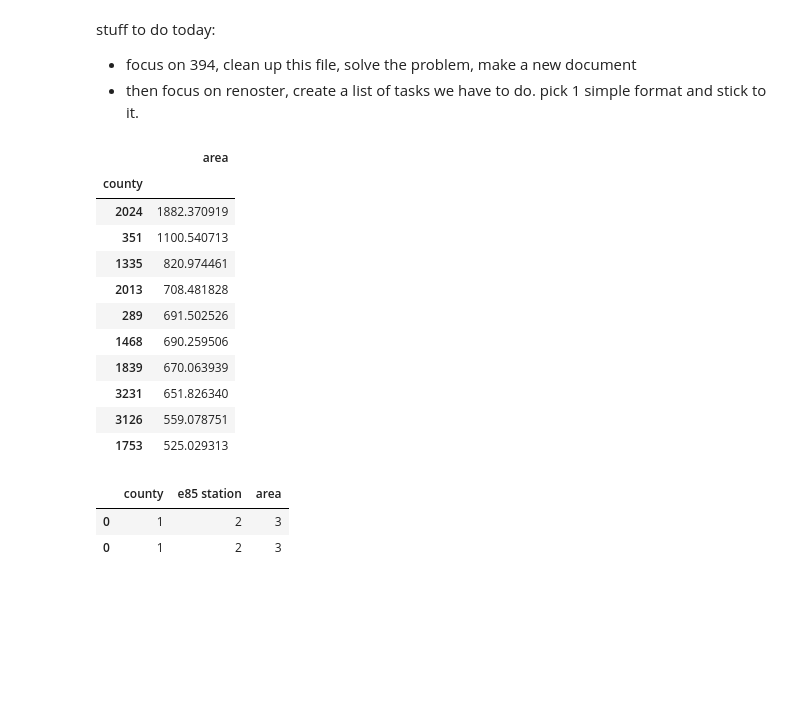
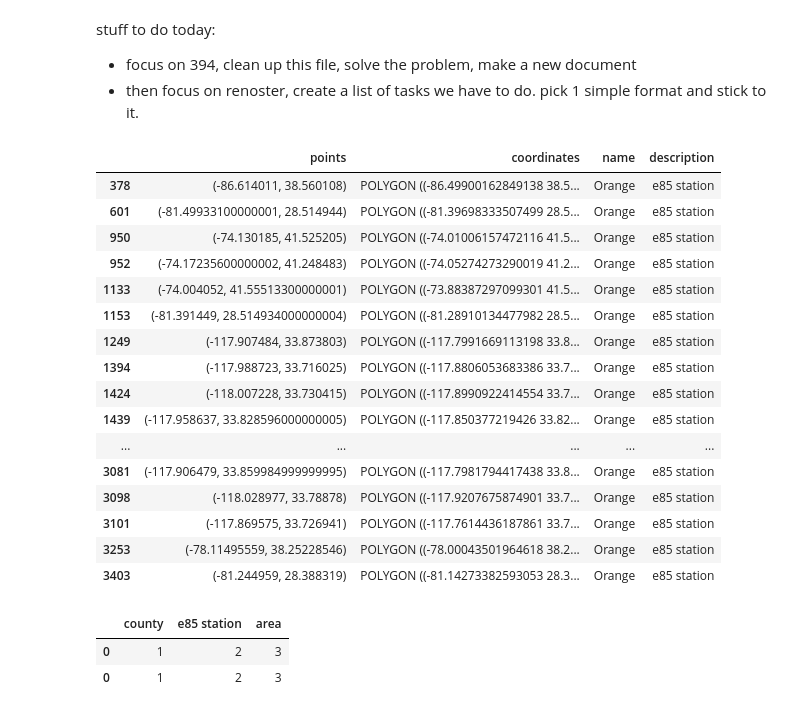
Before and after one commit to saif1457/iems394, a Jupyter notebook: 394pipe.ipynb, the cells around one changed output. Drawn from its saved outputs; the diff is of its cells as text; code cells hidden in the pictures; blank space fills up the shorter version.

```diff
--- a/394pipe.ipynb
+++ b/394pipe.ipynb
@@ -220,5 +375,2 @@ print(electric_fuel_df.columns) #electric_fuel_stations.csv
 # %%
 e85 = pd.read_csv('e85_fuel_stations.csv')
-# %%
-e85['Points'] = list(zip(e85['Longitude'], e85['Latitude']))
-e85
@@ -301,3 +485,23 @@ geometry_list[0]
+# %%
+geo_df[geo_df['name'] == "Orange"]
+# %% [output]
+|  | points | coordinates | name | description |
+| 378 | (-86.614011, 38.560108) | POLYGON ((-86.49900162849138 38.5... | Orange | e85 station |
+| 601 | (-81.49933100000001, 28.514944) | POLYGON ((-81.39698333507499 28.5... | Orange | e85 station |
+| 950 | (-74.130185, 41.525205) | POLYGON ((-74.01006157472116 41.5... | Orange | e85 station |
+| 952 | (-74.17235600000002, 41.248483) | POLYGON ((-74.05274273290019 41.2... | Orange | e85 station |
+| 1133 | (-74.004052, 41.55513300000001) | POLYGON ((-73.88387297099301 41.5... | Orange | e85 station |
+| 1153 | (-81.391449, 28.514934000000004) | POLYGON ((-81.28910134477982 28.5... | Orange | e85 station |
+| 1249 | (-117.907484, 33.873803) | POLYGON ((-117.7991669113198 33.8... | Orange | e85 station |
+| 1394 | (-117.988723, 33.716025) | POLYGON ((-117.8806053683386 33.7... | Orange | e85 station |
+| 1424 | (-118.007228, 33.730415) | POLYGON ((-117.8990922414554 33.7... | Orange | e85 station |
+| 1439 | (-117.958637, 33.828596000000005) | POLYGON ((-117.850377219426 33.82... | Orange | e85 station |
+| ... | ... | ... | ... | ... |
+| 3081 | (-117.906479, 33.859984999999995) | POLYGON ((-117.7981794417438 33.8... | Orange | e85 station |
+| 3098 | (-118.028977, 33.78878) | POLYGON ((-117.9207675874901 33.7... | Orange | e85 station |
+| 3101 | (-117.869575, 33.726941) | POLYGON ((-117.7614436187861 33.7... | Orange | e85 station |
+| 3253 | (-78.11495559, 38.25228546) | POLYGON ((-78.00043501964618 38.2... | Orange | e85 station |
+| 3403 | (-81.244959, 28.388319) | POLYGON ((-81.14273382593053 28.3... | Orange | e85 station |
 # %%
 def data2geojson(df):
     features = []
@@ -332,22 +536,9 @@ for i, g1 in tqdm(enumerate(geom_p1)): #for each county
             df1 = pd.DataFrame([[i,j,(g1.intersection(g8).area/g1.area)*100]],columns = ['county','e85 station','area'])
             e85_viability_index = e85_viability_index.append(df1)
 # %%
-# e85.groupby('State').count().sort_values(by='Fuel Type Code', ascending=False).head(10)
+# # e85.groupby('State').count().sort_values(by='Fuel Type Code', ascending=False).head(10)
 
-e85_viability_index.groupby(['county']).sum().sort_values(by='area',ascending=False).head(10)
+# e85_viability_index.groupby(['county']).sum().sort_values(by='area',ascending=False).head(10)
-# %% [output]
-|  | area |
-| county |  |
-| 2024 | 1882.370919 |
-| 351 | 1100.540713 |
-| 1335 | 820.974461 |
-| 2013 | 708.481828 |
-| 289 | 691.502526 |
-| 1468 | 690.259506 |
-| 1839 | 670.063939 |
-| 3231 | 651.826340 |
-| 3126 | 559.078751 |
-| 1753 | 525.029313 |
 # %%
 import folium
 latlon = [ (51.249443914705175, -0.13878830247011467), (51.249443914705175, -0.13878830247011467), (51.249768239976866, -2.8610415615063034)]
```
Also changed, not shown: parts of 35 cells of this notebook, 2 other files.
